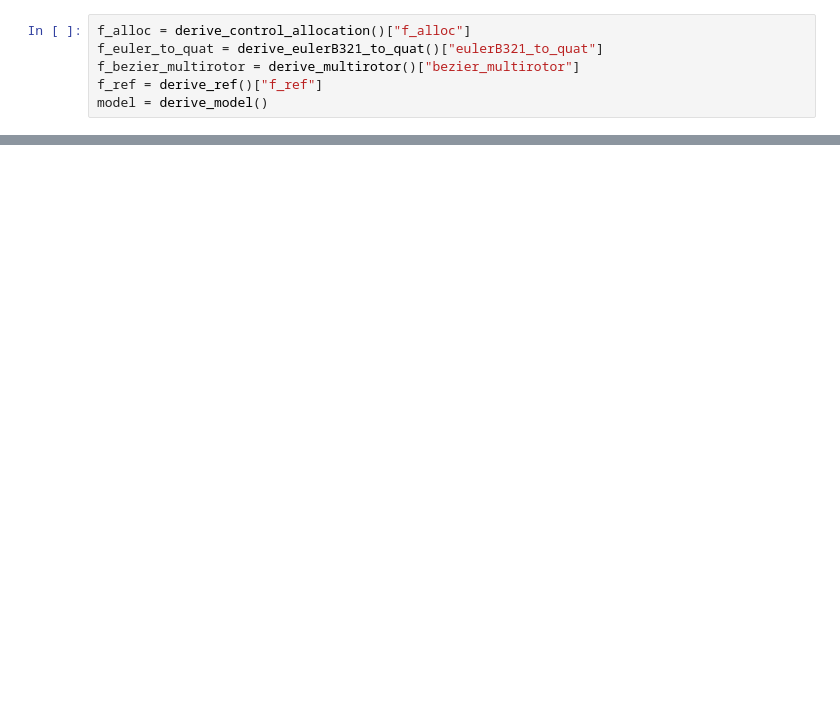
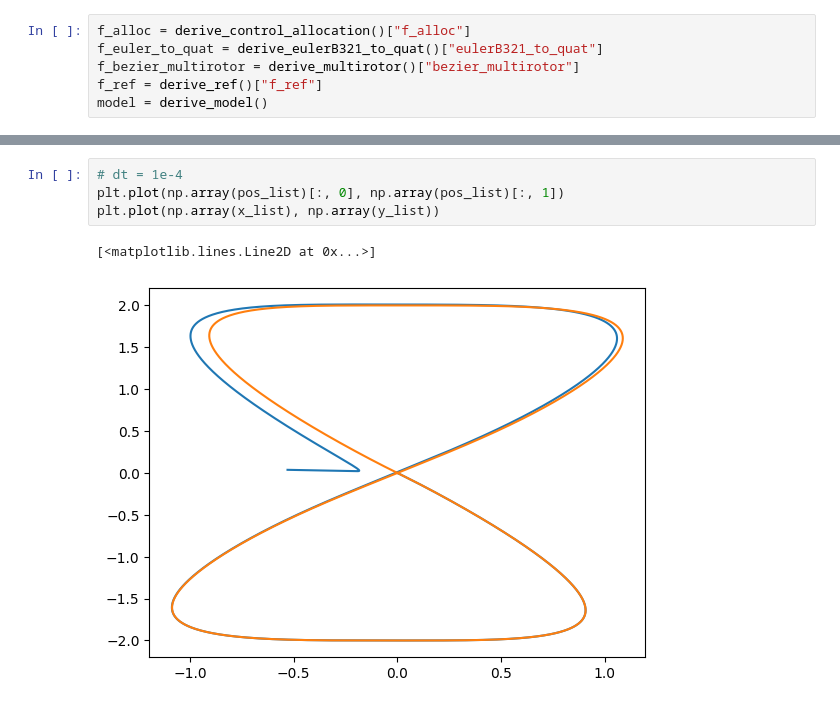
Before and after one commit to CogniPilot/cyecca, a Jupyter notebook: notebook/sim/bezier_ff.ipynb, the cells around one changed output, grey strips where cells are left out. Drawn from its saved outputs; the diff is of its cells as text; blank space fills up the shorter version.

```diff
--- a/notebook/sim/bezier_ff.ipynb
+++ b/notebook/sim/bezier_ff.ipynb
@@ -370,0 +462,7 @@ plt.plot(np.array(pos_list)[:, 0], np.array(pos_list)[:, 1])
+# %%
+# dt = 1e-4
+plt.plot(np.array(pos_list)[:, 0], np.array(pos_list)[:, 1])
+plt.plot(np.array(x_list), np.array(y_list))
+# %% [output]
+[<matplotlib.lines.Line2D at 0x...>]
+[figure, added]
```
Also changed, not shown: parts of 5 cells of this notebook, 5 other files.
